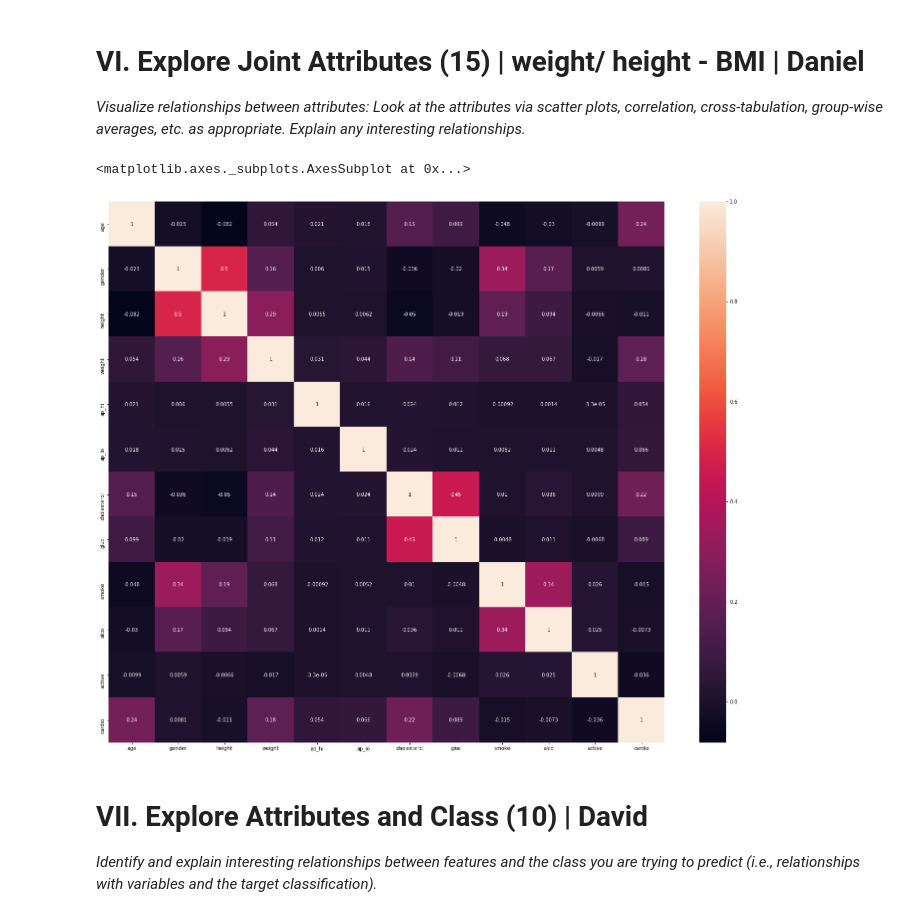
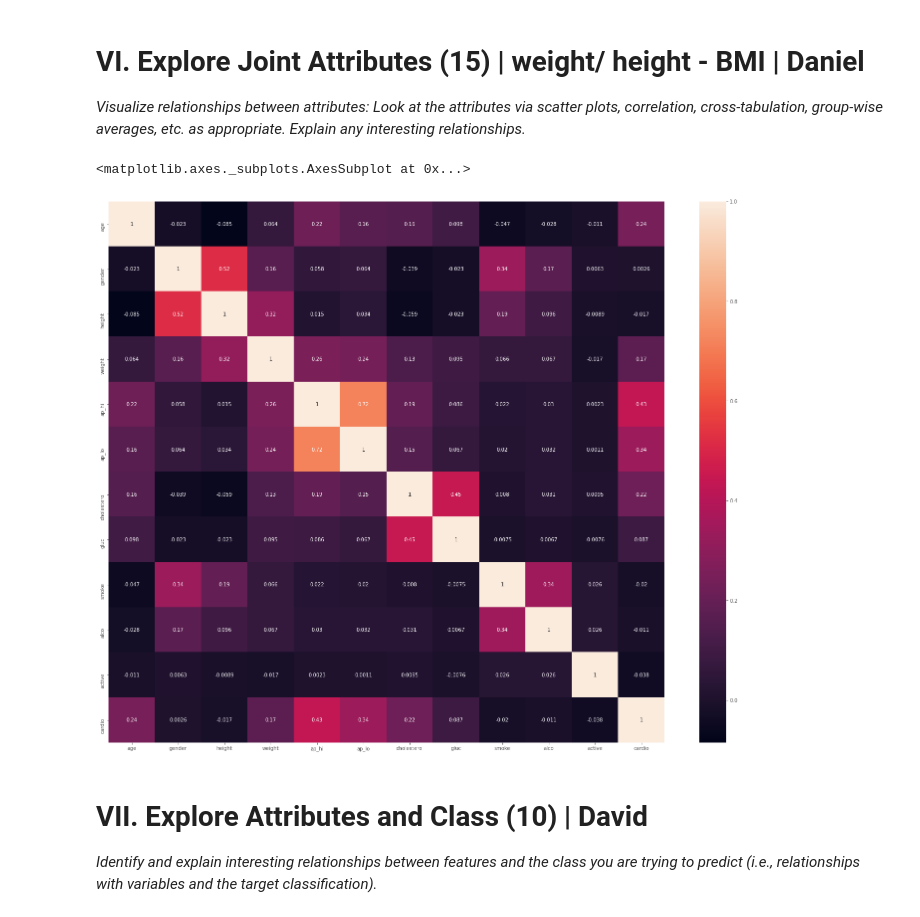
Before and after one commit to RobinsonCW/CardiovascularDiseaseClassification, a Jupyter notebook: src/CardiovascularDiseaseClassificationAnalysis.ipynb, the cells around one changed output. Drawn from its saved outputs; the diff is of its cells as text; code cells hidden in the pictures.

```diff
--- a/src/CardiovascularDiseaseClassificationAnalysis.ipynb
+++ b/src/CardiovascularDiseaseClassificationAnalysis.ipynb
@@ -130,0 +451,12 @@ df[df.duplicated(keep=False)].sort_values(by=['age', 'gender', 'height', 'weight
+# %%
+df_clean[(np.abs(df_clean['height'] - df_clean['height'].mean()) > (3 * df_clean['height'].std()))].head()
+df_clean = df_clean[~(np.abs(df_clean['height'] - df_clean['height'].mean()) > (3 * df_clean['height'].std()))]
+# %%
+df_clean[(np.abs(df_clean['weight'] - df_clean['weight'].mean()) > (3 * df_clean['weight'].std()))].head()
+df_clean = df_clean[~(np.abs(df_clean['weight'] - df_clean['weight'].mean()) > (3 * df_clean['weight'].std()))]
+# %%
+df_clean[(np.abs(df_clean['ap_hi'] - df_clean['ap_hi'].mean()) > (3 * df_clean['ap_hi'].std()))].head()
+df_clean = df_clean[~(np.abs(df_clean['ap_hi'] - df_clean['ap_hi'].mean()) > (3 * df_clean['ap_hi'].std()))]
+# %%
+df_clean[(np.abs(df_clean['ap_lo'] - df_clean['ap_lo'].mean()) > (3 * df_clean['ap_lo'].std()))].head()
+df_clean = df_clean[~(np.abs(df_clean['ap_lo'] - df_clean['ap_lo'].mean()) > (3 * df_clean['ap_lo'].std()))]
@@ -329,10 +496,10 @@ _Visualize relationships between attributes: Look at the attributes via scatter
 # plt.show()
 # %%
 plt.figure(figsize=(25,20))
-sns.heatmap(df.corr(), annot = True)
+sns.heatmap(df_clean.corr(), annot = True)
 # %% [output]
 <matplotlib.axes._subplots.AxesSubplot at 0x...>
-[figure, old version]
+[figure, new version]
 # %% [markdown]
 # VII. Explore Attributes and Class (10) | David
 
```
Also changed, not shown: parts of 84 cells of this notebook.
